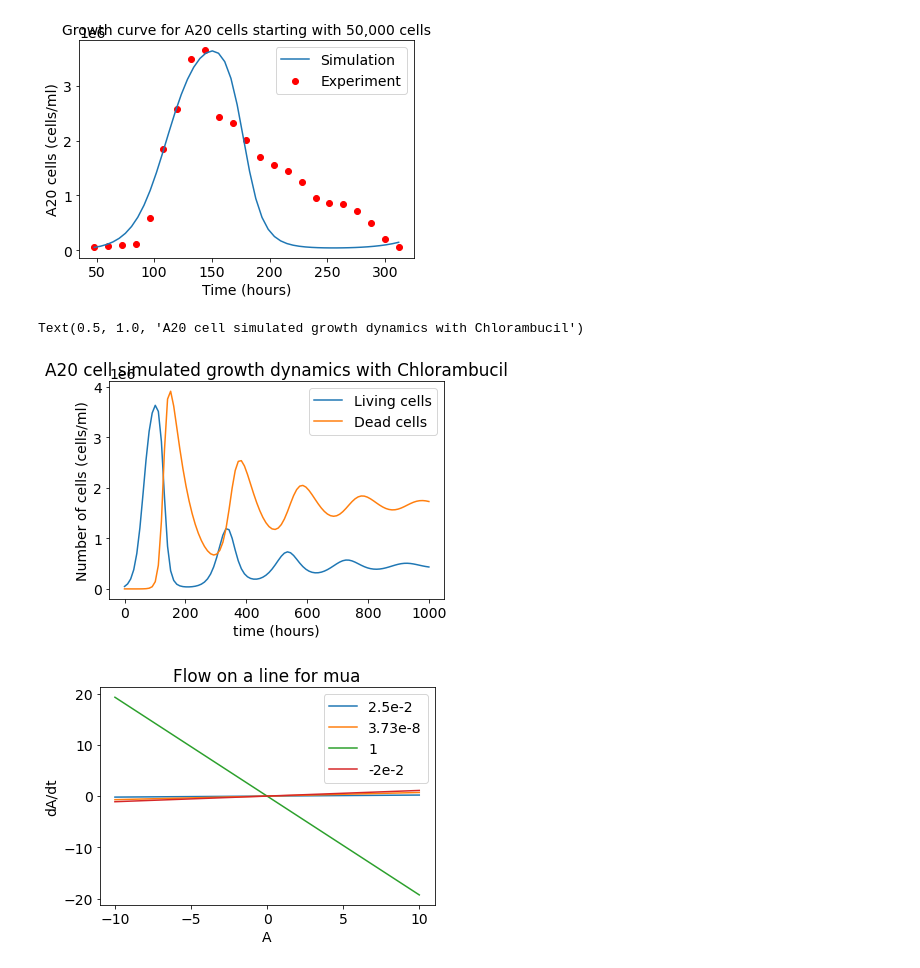
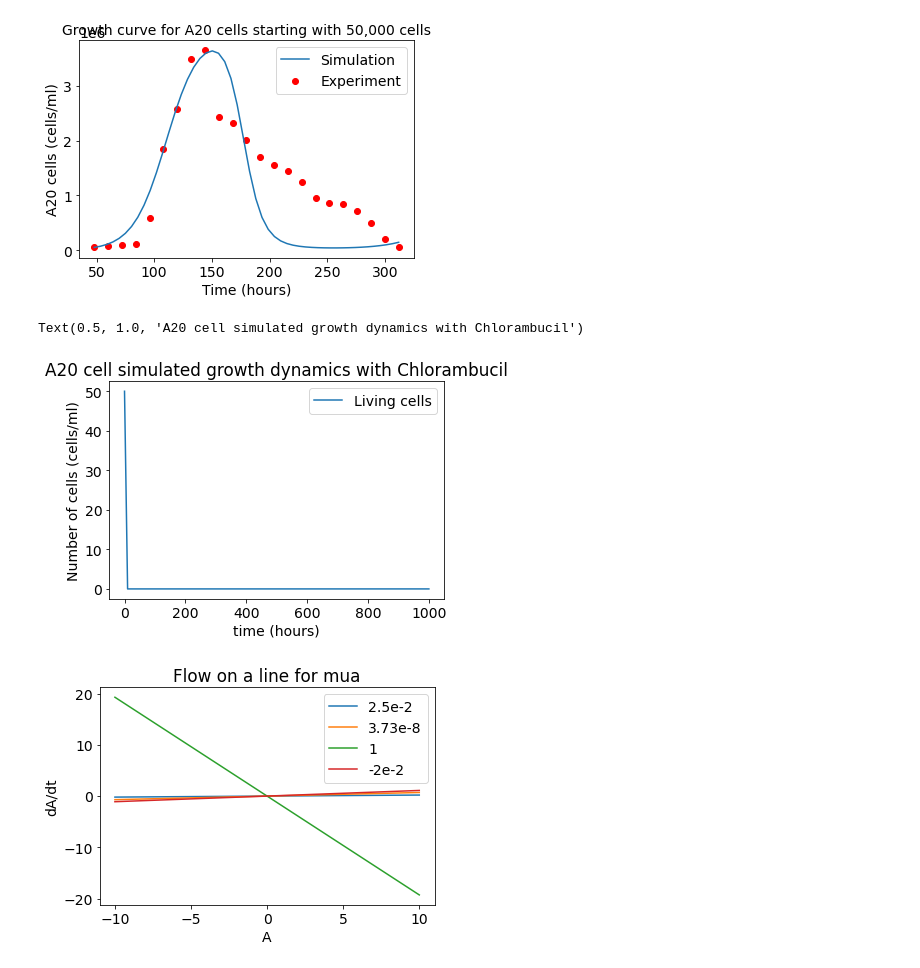
Before and after one commit to traceymoyston/CHE2410_Project2, a Jupyter notebook: project2.ipynb, the cells around one changed output. Drawn from its saved outputs; the diff is of its cells as text; code cells hidden in the pictures.

```diff
--- a/project2.ipynb
+++ b/project2.ipynb
@@ -47,36 +47,36 @@ plt.legend(["Simulation","Experiment"])
 #number of living cells
 
 def odefunc2(f,t):
     A= f[0]
     Ad= f[1]
     C=f[2] #drug concentration
     r=0.07
     K=4e6
     mua=3.7e-8
     muac=0.018 #Cytotoxicity rate in the presence of drug (h −1 )
     a=2e3 #Drug dose that produces 50% maximum effect (mL)
     d=0.017
     muca=muac*10 #Deactivation rate of drug due to killing of A20 cells (h −1 )
     muc=0.462 #Chemical deactivation rate of drug (h −1 )
-    func=[r*A*(1-(A/K))-mua*A*Ad,mua*A*Ad-d*Ad,muc*C-(muca*C*A)/(a+C)]
+    func=[r*A*(1-(A/K))-mua*A*Ad-(muac*A*C)/(a+C),mua*A*Ad-d*Ad+(muac*A*C)/(a+C),muc*C-(muca*C*A)/(a+C)]
     return func
 
 #finding the steady state values for the three variables
 
 timesteps = np.linspace(0,1000,100) #list of time values
 ic2=[5e4,2500,50] #initial conditions where drug concentration is initially 50uM
 x = odeint(odefunc2, ic2, timesteps); #solves the differential equation for the given initial condition
 
 #plots the solutions and adds labels to the plots
-plt.plot(timesteps,x[:,0:2]) #plots the living and dead cell solutions
+plt.plot(timesteps,x) #plots the living and dead cell solutions
 # plt.plot(timesteps,x[:,2]) #plots the drug concentration
 plt.xlabel('time (hours)')
 plt.ylabel("Number of cells (cells/ml)")
 plt.legend(["Living cells","Dead cells"])
 plt.title('A20 cell simulated growth dynamics with Chlorambucil' )
 # %% [output]
 Text(0.5, 1.0, 'A20 cell simulated growth dynamics with Chlorambucil')
-[figure, old version]
+[figure, new version]
 # %%
 #Bifurcation analysis of the mua parameter with the living cells while at steady state cell death
 
```
